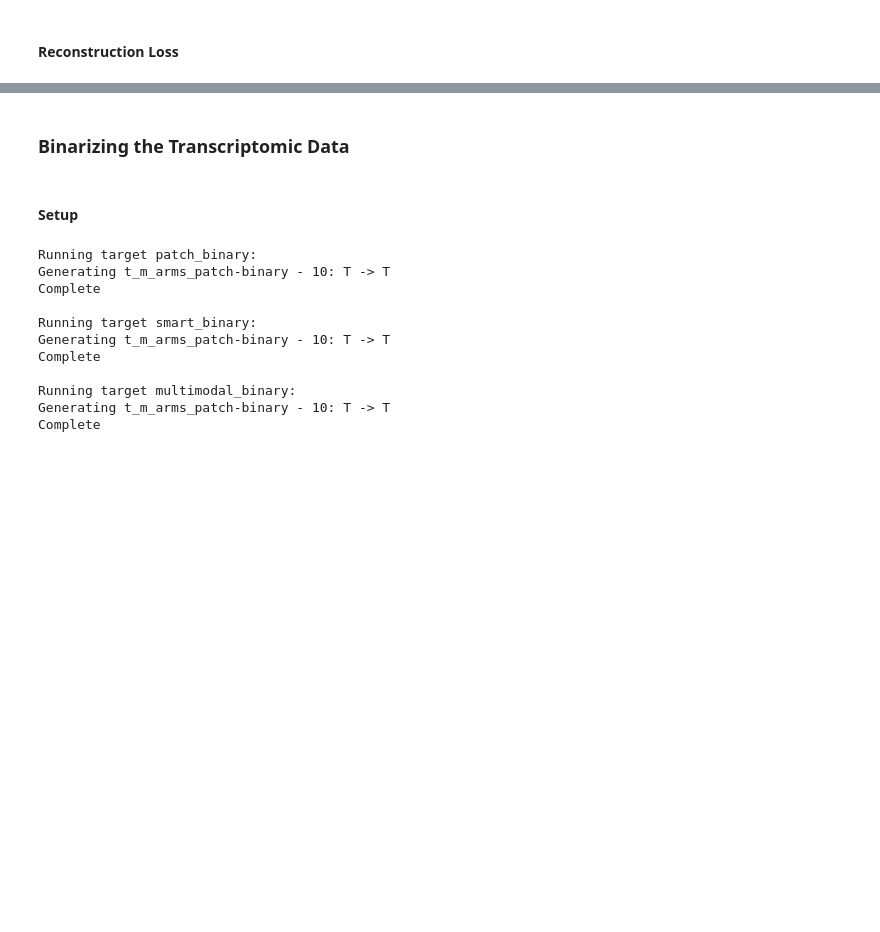
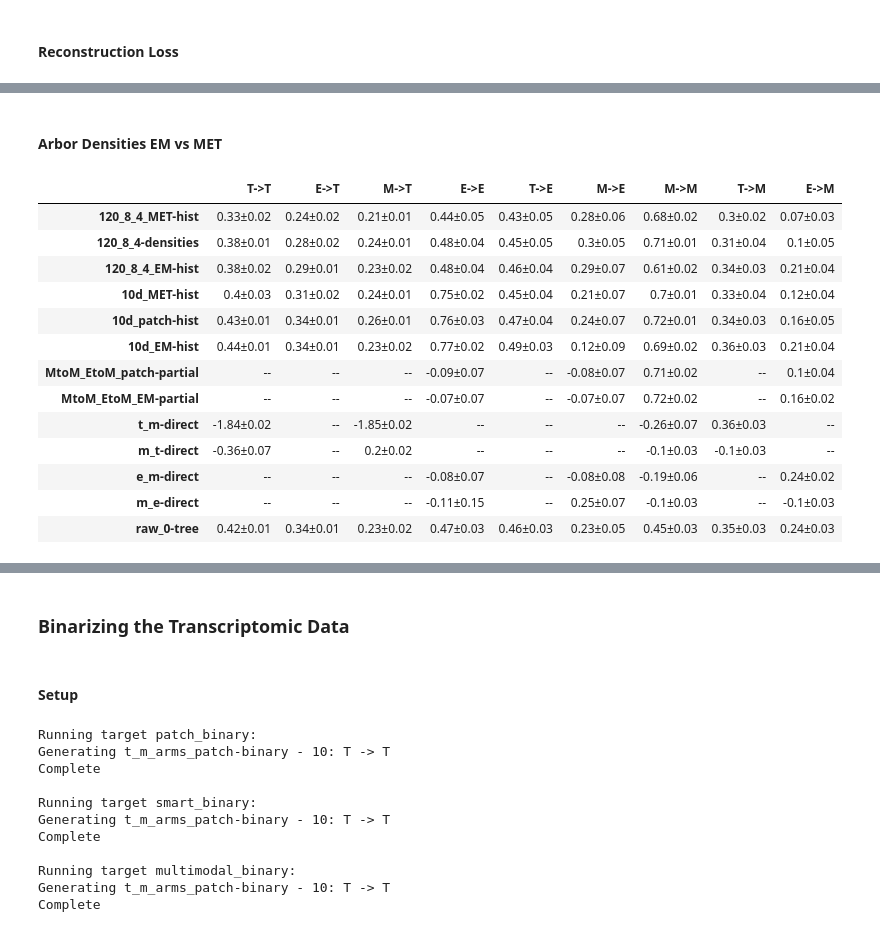
Before and after one commit to AllenInstitute/cplAE_MET, a Jupyter notebook: notebooks/Results.ipynb, the cells around one changed output, grey strips where cells are left out. Drawn from its saved outputs; the diff is of its cells as text; code cells hidden in the pictures; blank space fills up the shorter version.

```diff
--- a/notebooks/Results.ipynb
+++ b/notebooks/Results.ipynb
@@ -160,7 +160,7 @@ def build_table(scores, column_info, groups, num_decimals, exps = None):
 dataset_folders = {
   "logcpm": "../data/transcriptomics",
   "pca-ipfx": "../data/electrophysiology",
-  "arbors": "../data/morphology/densities/120_4_4/histogram"}
+  "arbors": "../data/morphology/densities/120_8_4/histogram"}
 met_data = MET_Data("../data/meta/specimens.csv", **dataset_folders)
 for form in ["logcpm", "pca-ipfx", "arbors"]:
     met_data.cache_data(form)
@@ -373,7 +386,7 @@ general_targets = {
 # %%
 general_accs = {}
 # %%
-specified = [("patchseq", "tree", None)]
+specified = [("patchseq", "partial", None)]
 plan = generate_recon_plan(specified, general_targets)
 general_accs = run_recon_plan(plan, general_targets, met_data, all_experiments, general_accs)
 general_scores = compute_scores(general_accs)
@@ -760,0 +758,25 @@ build_table(general_scores, [
+# %% [markdown]
+#### Arbor Densities EM vs MET
+# %%
+var_columns = [("T->T", "patchseq", "T->T"), ("E->T", "patchseq", "E->T"), ("M->T", "patchseq", "M->T"),
+           ("E->E", "patchseq", "E->E"), ("T->E", "patchseq", "T->E"), ("M->E", "patchseq", "M->E"), ("M->M", "patchseq", "M->M"),
+           ("T->M", "patchseq", "T->M"), ("E->M", "patchseq", "E->M")]
+build_table(general_scores, var_columns, ["hist", "densities", "direct", "tree", "partial"], 2,
+            ["120_8_4_MET-hist", "120_8_4-densities", "120_8_4_EM-hist",
+             "10d_MET-hist", "10d_patch-hist", "10d_EM-hist", "MtoM_EtoM_patch-partial", "MtoM_EtoM_EM-partial",
+             "t_m-direct", "m_t-direct","e_m-direct", "m_e-direct", "raw_0-tree"])
+# %% [output]
+|  | T->T | E->T | M->T | E->E | T->E | M->E | M->M | T->M | E->M |
+| 120_8_4_MET-hist | 0.33±0.02 | 0.24±0.02 | 0.21±0.01 | 0.44±0.05 | 0.43±0.05 | 0.28±0.06 | 0.68±0.02 | 0.3±0.02 | 0.07±0.03 |
+| 120_8_4-densities | 0.38±0.01 | 0.28±0.02 | 0.24±0.01 | 0.48±0.04 | 0.45±0.05 | 0.3±0.05 | 0.71±0.01 | 0.31±0.04 | 0.1±0.05 |
+| 120_8_4_EM-hist | 0.38±0.02 | 0.29±0.01 | 0.23±0.02 | 0.48±0.04 | 0.46±0.04 | 0.29±0.07 | 0.61±0.02 | 0.34±0.03 | 0.21±0.04 |
+| 10d_MET-hist | 0.4±0.03 | 0.31±0.02 | 0.24±0.01 | 0.75±0.02 | 0.45±0.04 | 0.21±0.07 | 0.7±0.01 | 0.33±0.04 | 0.12±0.04 |
+| 10d_patch-hist | 0.43±0.01 | 0.34±0.01 | 0.26±0.01 | 0.76±0.03 | 0.47±0.04 | 0.24±0.07 | 0.72±0.01 | 0.34±0.03 | 0.16±0.05 |
+| 10d_EM-hist | 0.44±0.01 | 0.34±0.01 | 0.23±0.02 | 0.77±0.02 | 0.49±0.03 | 0.12±0.09 | 0.69±0.02 | 0.36±0.03 | 0.21±0.04 |
+| MtoM_EtoM_patch-partial | -- | -- | -- | -0.09±0.07 | -- | -0.08±0.07 | 0.71±0.02 | -- | 0.1±0.04 |
+| MtoM_EtoM_EM-partial | -- | -- | -- | -0.07±0.07 | -- | -0.07±0.07 | 0.72±0.02 | -- | 0.16±0.02 |
+| t_m-direct | -1.84±0.02 | -- | -1.85±0.02 | -- | -- | -- | -0.26±0.07 | 0.36±0.03 | -- |
+| m_t-direct | -0.36±0.07 | -- | 0.2±0.02 | -- | -- | -- | -0.1±0.03 | -0.1±0.03 | -- |
+| e_m-direct | -- | -- | -- | -0.08±0.07 | -- | -0.08±0.08 | -0.19±0.06 | -- | 0.24±0.02 |
+| m_e-direct | -- | -- | -- | -0.11±0.15 | -- | 0.25±0.07 | -0.1±0.03 | -- | -0.1±0.03 |
+| raw_0-tree | 0.42±0.01 | 0.34±0.01 | 0.23±0.02 | 0.47±0.03 | 0.46±0.03 | 0.23±0.05 | 0.45±0.03 | 0.35±0.03 | 0.24±0.03 |
```
Also changed, not shown: parts of 9 cells of this notebook, 11 other files.
